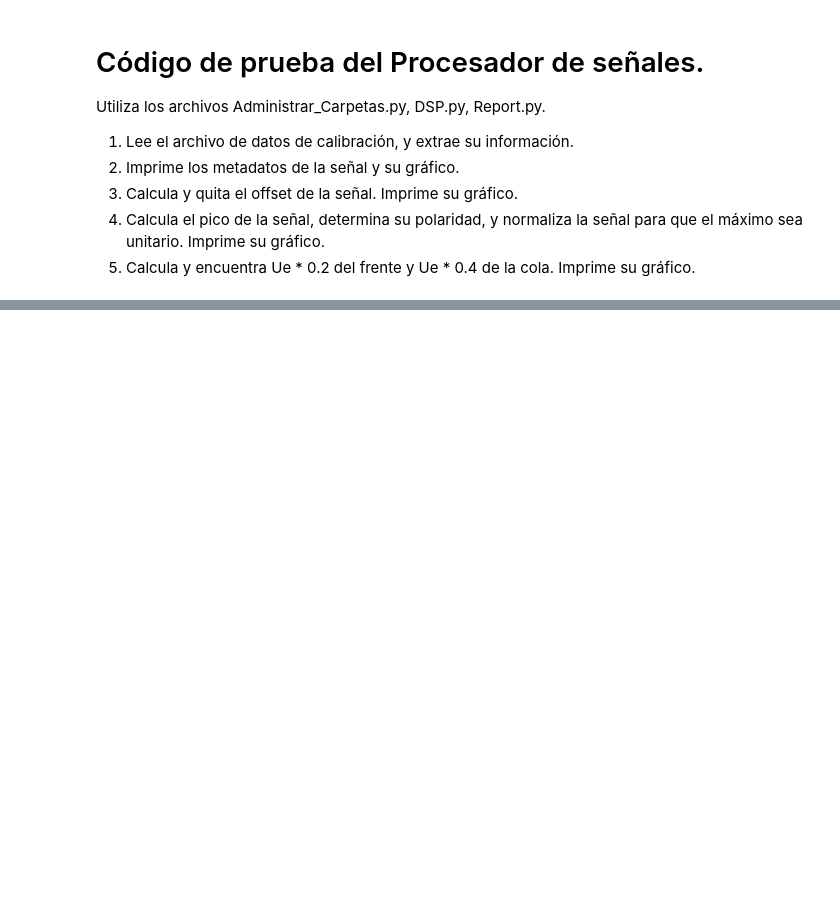
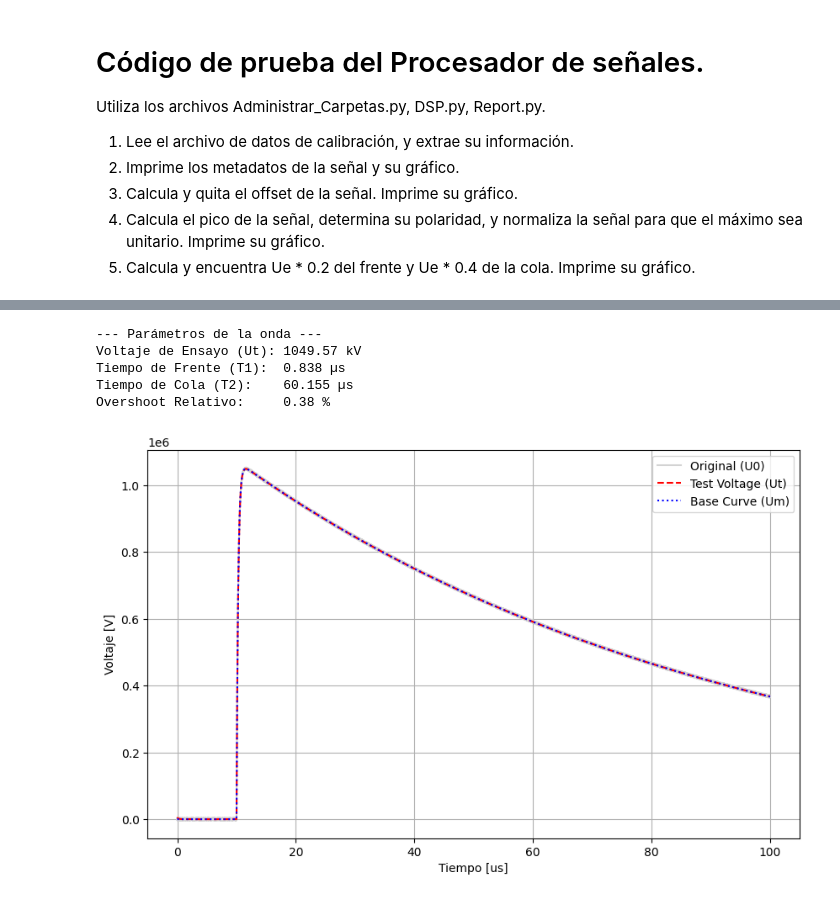
Before and after one commit to DamianTardon/Repositorio_PI, a Jupyter notebook: src/Tester.ipynb, the cells around one changed output, grey strips where cells are left out. Cells and saved outputs as stored; diff of their text form; code cells hidden in the pictures; blank space fills up the shorter version.

```diff
--- a/src/Tester.ipynb
+++ b/src/Tester.ipynb
@@ -309,0 +221,46 @@ Overshoot Relativo:     4.99 %
+# %%
+from pathlib import Path
+import matplotlib.pyplot as plt
+from administrar_carpetas import *
+from procesador_de_señales import *
+from report import *
+
+if __name__ == "__main__":
+    gestor = FileManager()
+    calibration_file = Path.cwd() / "ArchivosCalibracion" / "LI-A1-noise.txt"
+
+    try:
+        metadata, signal = gestor.read_calibration_file(calibration_file)
+        #print_information(metadata, signal)
+    except FileNotFoundError:
+        print(f"Error: No se encontró el archivo '{calibration_file}'")
+    except Exception as e:
+        print(f"Error al procesar el archivo: {e}")
+
+    analyzer = LightningImpulseAnalyzer(signal, metadata['rate'])
+
+    analyzer.signal_processing()
+
+    print("\n--- Parámetros de la onda ---")
+    print(f"Voltaje de Ensayo (Ut): {analyzer.results['Ut']/1e3:.2f} kV")
+    print(f"Tiempo de Frente (T1):  {analyzer.results['T1']*1e6:.3f} µs")
+    print(f"Tiempo de Cola (T2):    {analyzer.results['T2']*1e6:.3f} µs")
+    print(f"Overshoot Relativo:     {analyzer.results['Beta_prime']:.2f} %")
+
+    # Graficar resultado final
+    plt.figure(figsize=(10,6))
+    plt.plot(analyzer.time_axis*1e6, analyzer.zeroed_curve, color='lightgray', label='Original (U0)')
+    plt.plot(analyzer.time_axis*1e6, analyzer.test_voltage_curve, color='red', linestyle='--', label='Test Voltage (Ut)')
+    plt.plot(analyzer.time_axis*1e6, analyzer.base_curve, color='blue', linestyle=':', label='Base Curve (Um)')
+    plt.xlabel("Tiempo [us]")
+    plt.ylabel("Voltaje [V]")
+    plt.legend()
+    plt.grid(True)
+    plt.show()
+# %% [output]
+--- Parámetros de la onda ---
+Voltaje de Ensayo (Ut): 1049.57 kV
+Tiempo de Frente (T1):  0.838 µs
+Tiempo de Cola (T2):    60.155 µs
+Overshoot Relativo:     0.38 %
+[figure, added]
```
Also changed, not shown: parts of 3 cells of this notebook, 51 other files.
